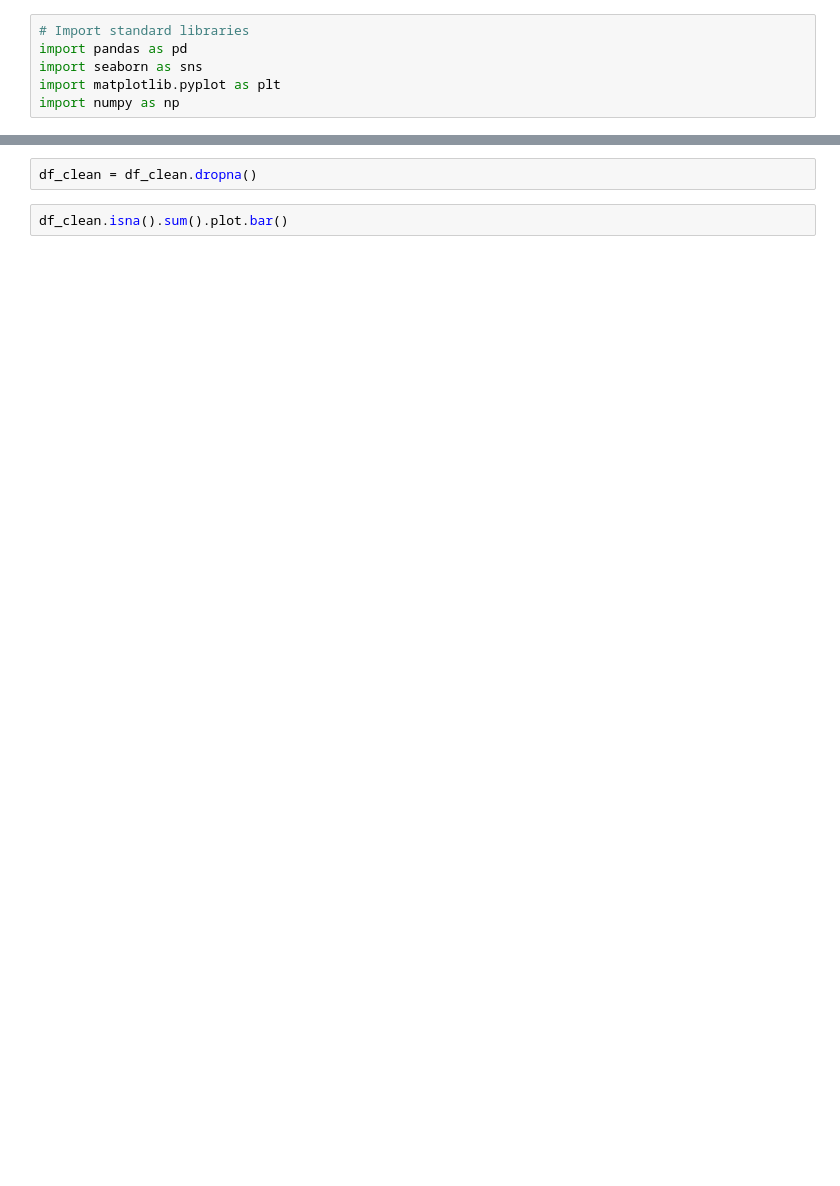
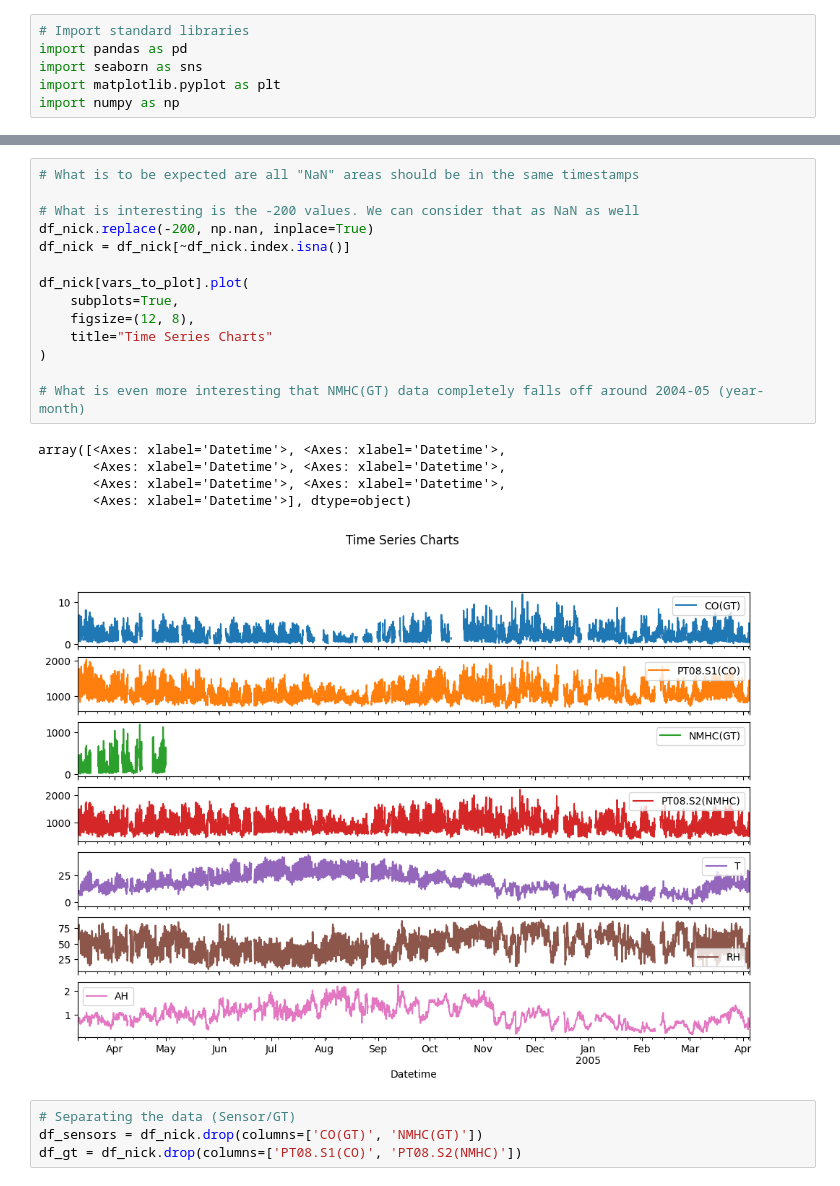
Before and after one commit to mr-kelsey/sp26-aai530-group1, a Jupyter notebook: CO_NMHC.ipynb, the cells around one changed output, grey strips where cells are left out. Cells and saved outputs as stored; diff of their text form; blank space fills up the shorter version.

```diff
--- a/CO_NMHC.ipynb
+++ b/CO_NMHC.ipynb
@@ -73,5 +101,25 @@ df_clean.isna().sum().plot.bar()
 # %%
-df_clean = df_clean.dropna()
+# What is to be expected are all "NaN" areas should be in the same timestamps
+
+# What is interesting is the -200 values. We can consider that as NaN as well
+df_nick.replace(-200, np.nan, inplace=True)
+df_nick = df_nick[~df_nick.index.isna()]
+
+df_nick[vars_to_plot].plot(
+    subplots=True,
+    figsize=(12, 8),
+    title="Time Series Charts"
+)
+
+# What is even more interesting that NMHC(GT) data completely falls off around 2004-05 (year-month)
+# %% [output]
+array([<Axes: xlabel='Datetime'>, <Axes: xlabel='Datetime'>,
+       <Axes: xlabel='Datetime'>, <Axes: xlabel='Datetime'>,
+       <Axes: xlabel='Datetime'>, <Axes: xlabel='Datetime'>,
+       <Axes: xlabel='Datetime'>], dtype=object)
+[figure, added]
 # %%
-df_clean.isna().sum().plot.bar()
+# Separating the data (Sensor/GT)
+df_sensors = df_nick.drop(columns=['CO(GT)', 'NMHC(GT)'])
+df_gt = df_nick.drop(columns=['PT08.S1(CO)', 'PT08.S2(NMHC)'])
 # %%
```
Also changed, not shown: parts of 32 cells of this notebook.
